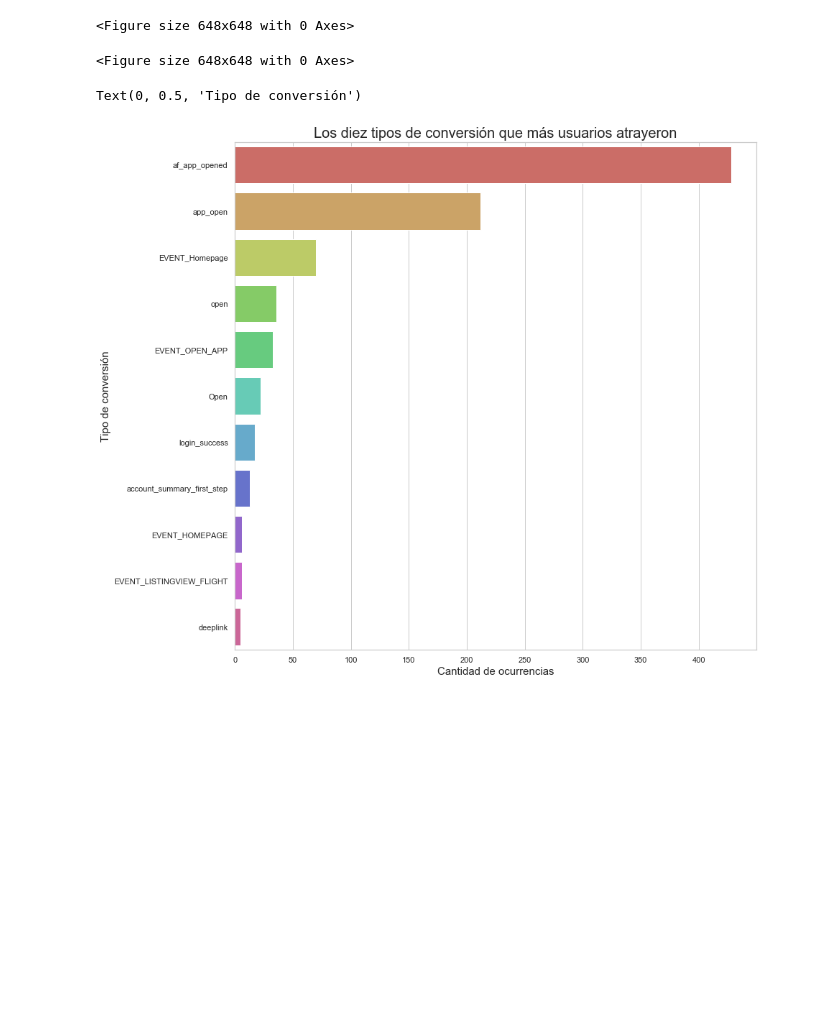
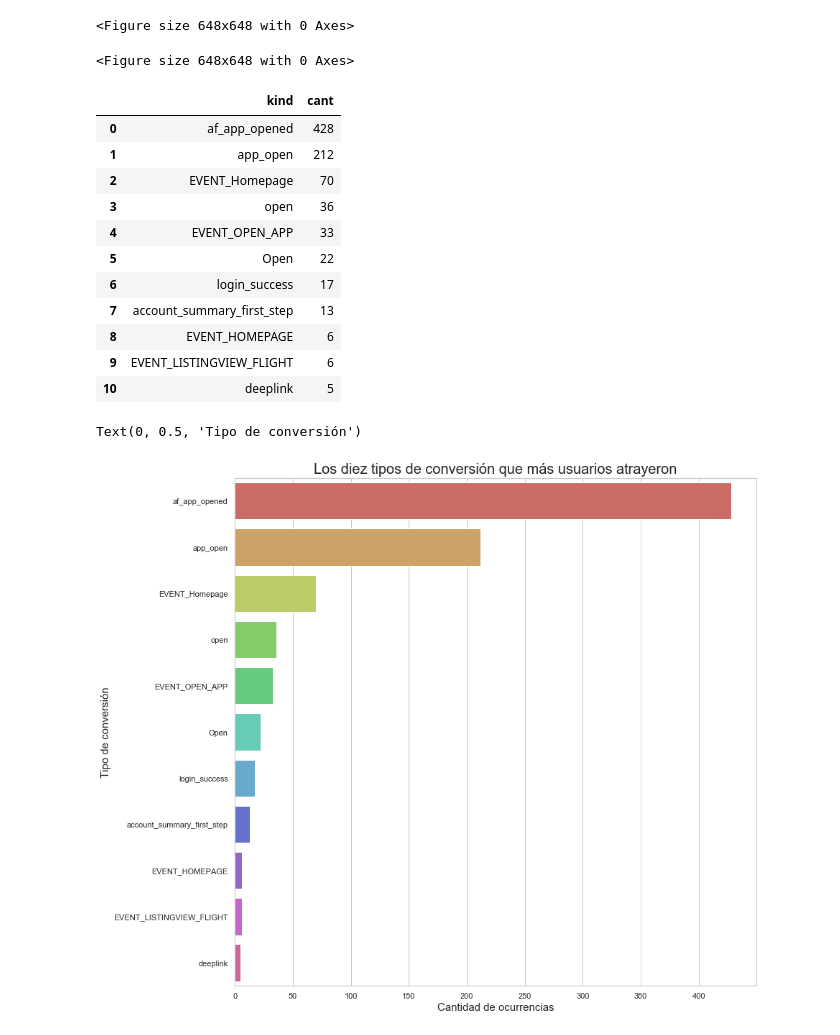
Before and after one commit to AlejandroKler/Datanesa, a Jupyter notebook: Analisis_usuarios_conversores.ipynb, the cells around one changed output. Saved outputs shown, nothing was run; the diff lists cells and outputs as text; code cells hidden in the pictures; blank space fills up the shorter version.

```diff
--- a/Analisis_usuarios_conversores.ipynb
+++ b/Analisis_usuarios_conversores.ipynb
@@ -102,6 +102,21 @@ plt.figure(figsize=(9,9))
 <Figure size 648x648 with 0 Axes>
 # %%
 kinds_group_ordered['kind'] = kinds_group_ordered['kind'].astype(str)
+# %%
+kinds_group_ordered
+# %% [output]
+|  | kind | cant |
+| 0 | af_app_opened | 428 |
+| 1 | app_open | 212 |
+| 2 | EVENT_Homepage | 70 |
+| 3 | open | 36 |
+| 4 | EVENT_OPEN_APP | 33 |
+| 5 | Open | 22 |
+| 6 | login_success | 17 |
+| 7 | account_summary_first_step | 13 |
+| 8 | EVENT_HOMEPAGE | 6 |
+| 9 | EVENT_LISTINGVIEW_FLIGHT | 6 |
+| 10 | deeplink | 5 |
 # %%
 plot = sns.barplot(x= kinds_group_ordered['cant'], y = kinds_group_ordered['kind'], orient='h', palette="hls")
 plot.set_title("Los diez tipos de conversión que más usuarios atrayeron", fontsize=20)
```
Also changed, not shown: 1 other file.
